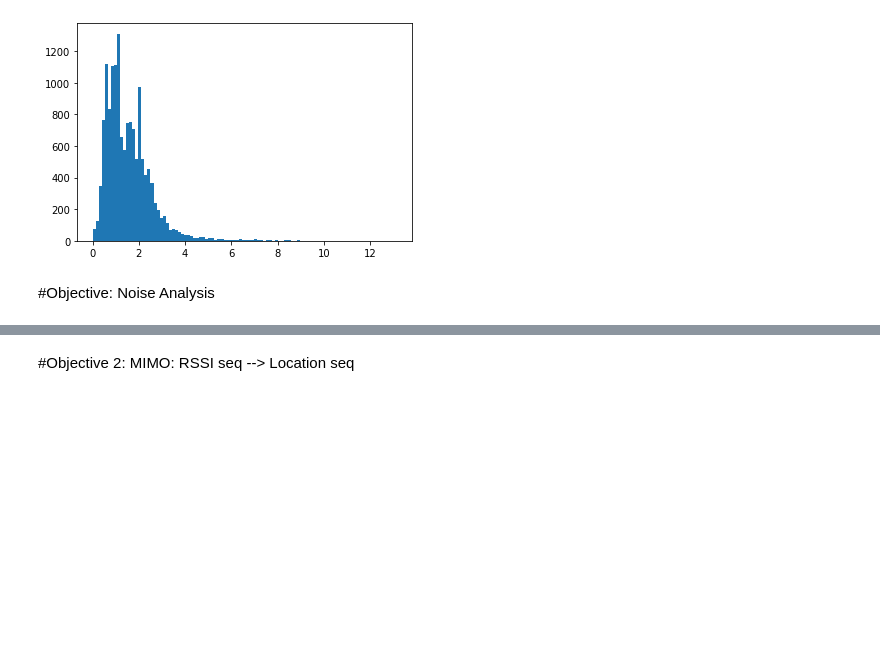
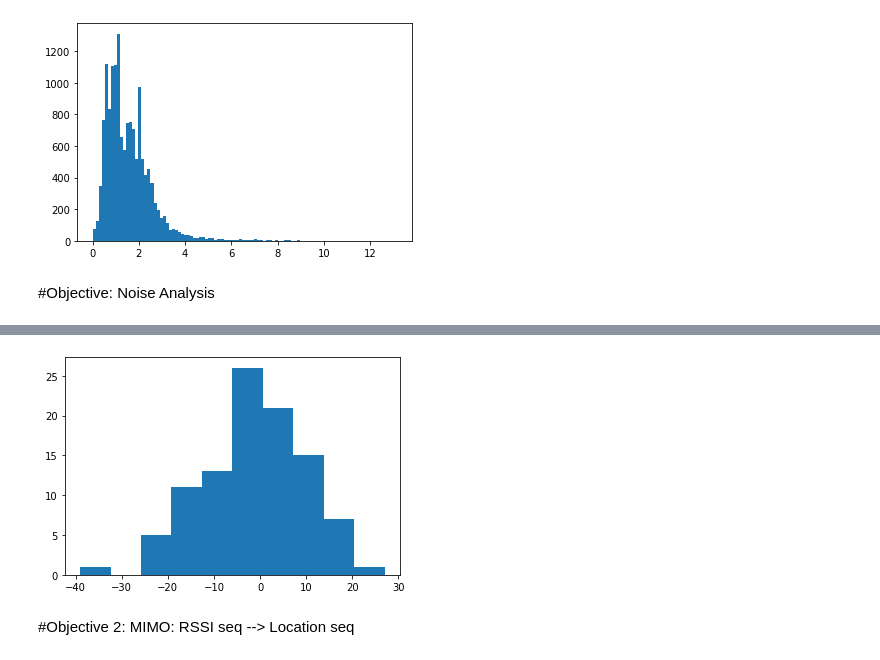
Before and after one commit to dipayandas97/Indoor-Navigation-System, a Jupyter notebook: Indoor_Navigation_System_(NLOS)_Trajectory.ipynb, the cells around one changed output, grey strips where cells are left out. Cells and saved outputs as stored; diff of their text form; code cells hidden in the pictures; blank space fills up the shorter version.

```diff
--- a/Indoor_Navigation_System_(NLOS)_Trajectory.ipynb
+++ b/Indoor_Navigation_System_(NLOS)_Trajectory.ipynb
@@ -2012,3 +2044,9 @@ Sample: 0
+# %%
+n = get_normal_noise(loc=0, scale=12, size=100)
+plt.hist(n, bins=10)
+plt.show()
+# %% [output]
+[figure, added]
 # %% [markdown]
 #Objective 2: MIMO: RSSI seq --> Location seq
 # %% [markdown]
```
Also changed, not shown: parts of 4 cells of this notebook.
